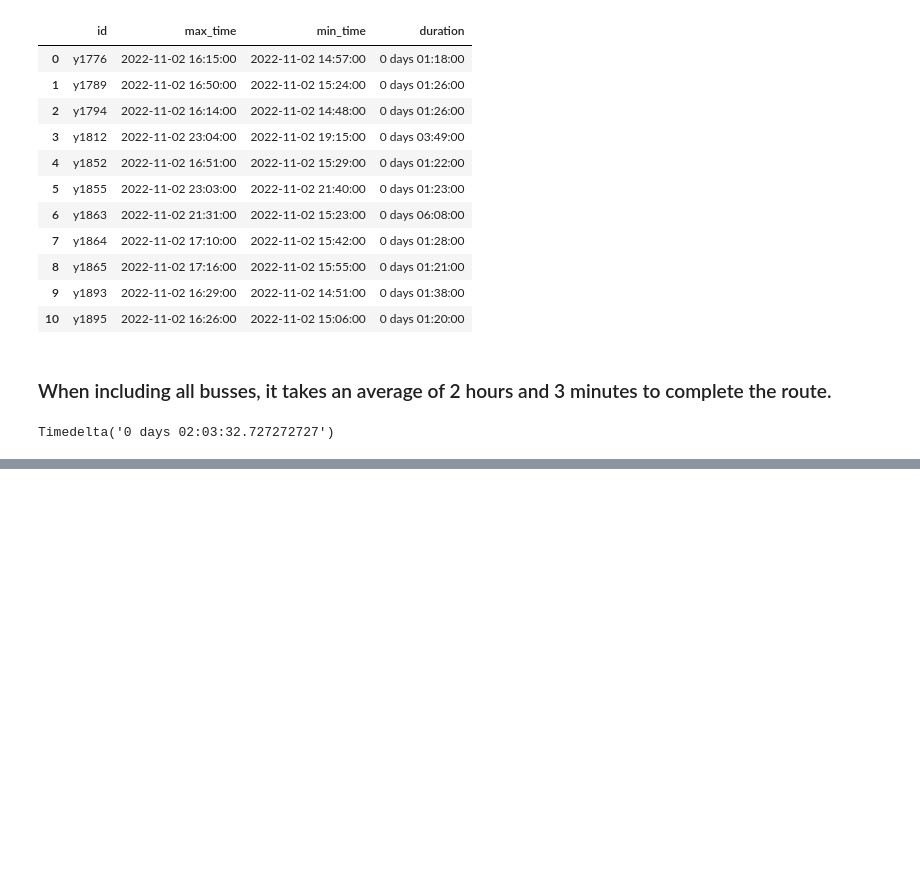
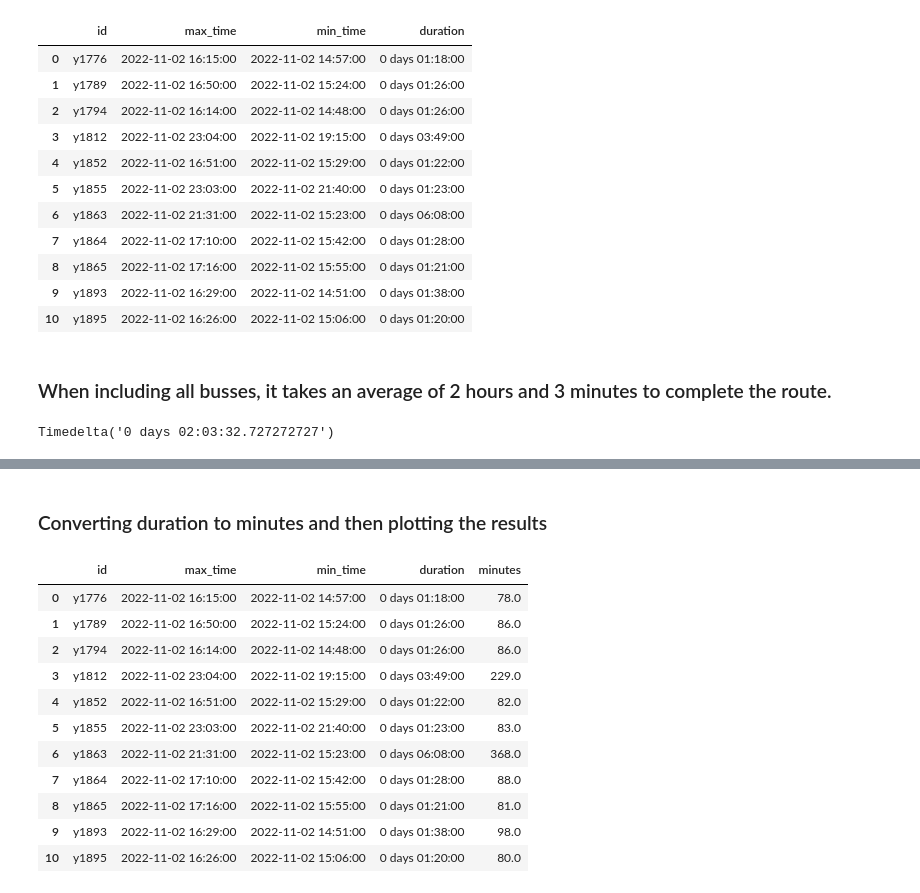
Before and after one commit to jlstewart12/Transit-Data-Application, a Jupyter notebook: src/MBTAtransitAPI.ipynb, the cells around one changed output, grey strips where cells are left out. Drawn from its saved outputs; the diff is of its cells as text; code cells hidden in the pictures; blank space fills up the shorter version.

```diff
--- a/src/MBTAtransitAPI.ipynb
+++ b/src/MBTAtransitAPI.ipynb
@@ -238,0 +223,21 @@ Timedelta('0 days 01:24:40')
+# %% [markdown]
+### Converting duration to minutes and then plotting the results
+# %%
+import numpy as np
+import datetime as dt
+
+duration_df['minutes'] = duration_df['duration'].dt.total_seconds()/60
+duration_df
+# %% [output]
+|  | id | max_time | min_time | duration | minutes |
+| 0 | y1776 | 2022-11-02 16:15:00 | 2022-11-02 14:57:00 | 0 days 01:18:00 | 78.0 |
+| 1 | y1789 | 2022-11-02 16:50:00 | 2022-11-02 15:24:00 | 0 days 01:26:00 | 86.0 |
+| 2 | y1794 | 2022-11-02 16:14:00 | 2022-11-02 14:48:00 | 0 days 01:26:00 | 86.0 |
+| 3 | y1812 | 2022-11-02 23:04:00 | 2022-11-02 19:15:00 | 0 days 03:49:00 | 229.0 |
+| 4 | y1852 | 2022-11-02 16:51:00 | 2022-11-02 15:29:00 | 0 days 01:22:00 | 82.0 |
+| 5 | y1855 | 2022-11-02 23:03:00 | 2022-11-02 21:40:00 | 0 days 01:23:00 | 83.0 |
+| 6 | y1863 | 2022-11-02 21:31:00 | 2022-11-02 15:23:00 | 0 days 06:08:00 | 368.0 |
+| 7 | y1864 | 2022-11-02 17:10:00 | 2022-11-02 15:42:00 | 0 days 01:28:00 | 88.0 |
+| 8 | y1865 | 2022-11-02 17:16:00 | 2022-11-02 15:55:00 | 0 days 01:21:00 | 81.0 |
+| 9 | y1893 | 2022-11-02 16:29:00 | 2022-11-02 14:51:00 | 0 days 01:38:00 | 98.0 |
+| 10 | y1895 | 2022-11-02 16:26:00 | 2022-11-02 15:06:00 | 0 days 01:20:00 | 80.0 |
```
Also changed, not shown: parts of 22 cells of this notebook.
